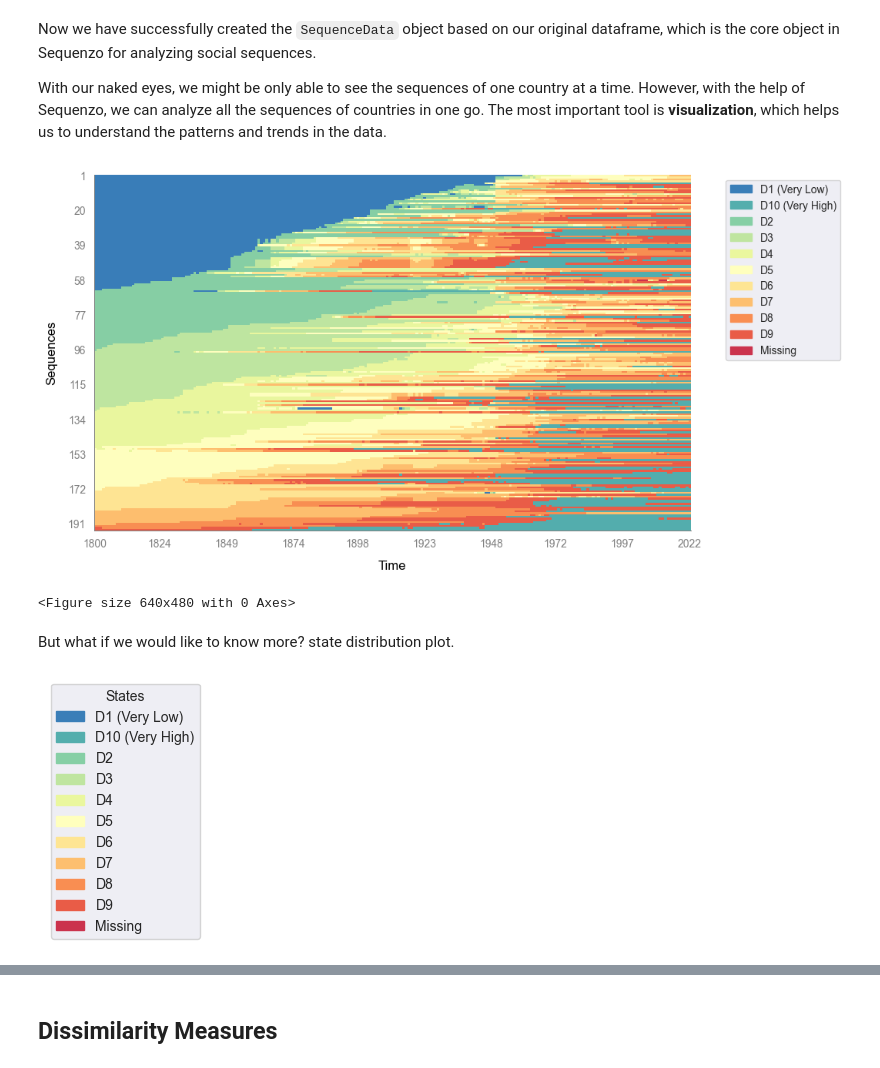
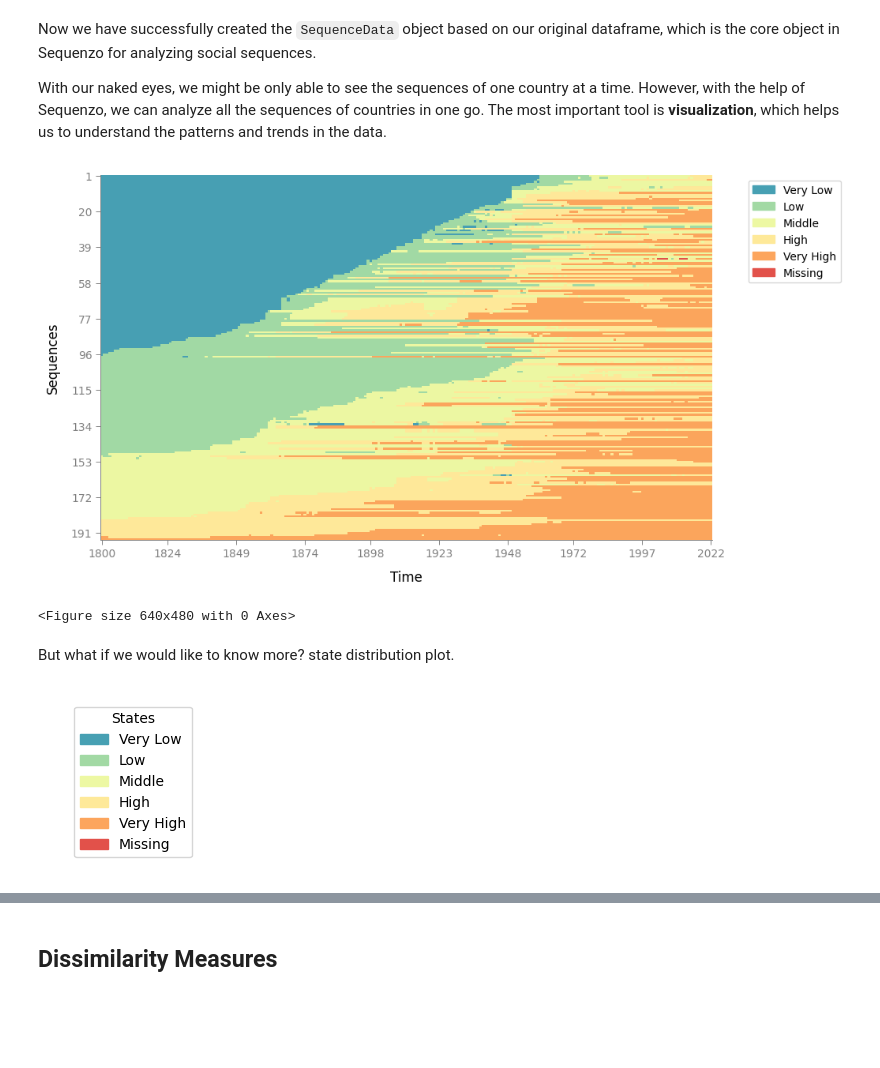
Before and after one commit to sdaza/Sequenzo, a Jupyter notebook: original_datasets_and_cleaning/xinyi_test/01_quickstart.ipynb, the cells around one changed output, grey strips where cells are left out. Saved outputs shown, nothing was run; the diff lists cells and outputs as text; code cells hidden in the pictures; blank space fills up the shorter version.

```diff
--- a/original_datasets_and_cleaning/xinyi/01_quickstart.ipynb
+++ b/original_datasets_and_cleaning/xinyi_test/01_quickstart.ipynb
@@ -31,7 +31,8 @@ print('Available datasets in Sequenzo: ', list_datasets())
 # Load the data that we would like to explore in this tutorial
 # `df` is the short for `dataframe`, which is a common variable name for a dataset
 # df = load_dataset('country_co2_emissions')
-df = load_dataset('country_co2_emissions_global_deciles')
+# df = load_dataset('country_co2_emissions_global_deciles')
+df = pd.read_csv("D:/country_co2_emissions_missing.csv")
 
 # Show the dataframe
 df
@@ -91,8 +92,8 @@ Here we need Sequenzo to help us!
 # Define the time-span variable
 time_list = list(df.columns)[1:]
 
-# states = ['Very Low', 'Low', 'Middle', 'High', 'Very High']
-states = ['D1 (Very Low)', 'D10 (Very High)', 'D2', 'D3', 'D4', 'D5', 'D6', 'D7', 'D8', 'D9']
+states = ['Very Low', 'Low', 'Middle', 'High', 'Very High']
+# states = ['D1 (Very Low)', 'D10 (Very High)', 'D2', 'D3', 'D4', 'D5', 'D6', 'D7', 'D8', 'D9']
 
 # TODO: write a try and error: if no such a parameter, then ask to pass the right ones
 # sequence_data = SequenceData(df, time=time, time_type="year", id_col="country", ids=df['country'].values, states=states)
@@ -140,12 +141,12 @@ plot_sequence_index(sequence_data,
                     # save_as='index_plot'
                     )
 # %% [output]
-[figure, old version]
+[figure, new version]
 <Figure size 640x480 with 0 Axes>
 # %% [markdown]
 But what if we would like to know more? state distribution plot.
 # %%
-sequence_data.plot_legend(save_as="legend_plot")
+sequence_data.plot_legend()
 # %% [output]
-[figure, old version]
+[figure, new version]
 # %%
```
Also changed, not shown: parts of 11 cells of this notebook, 38 other files.
